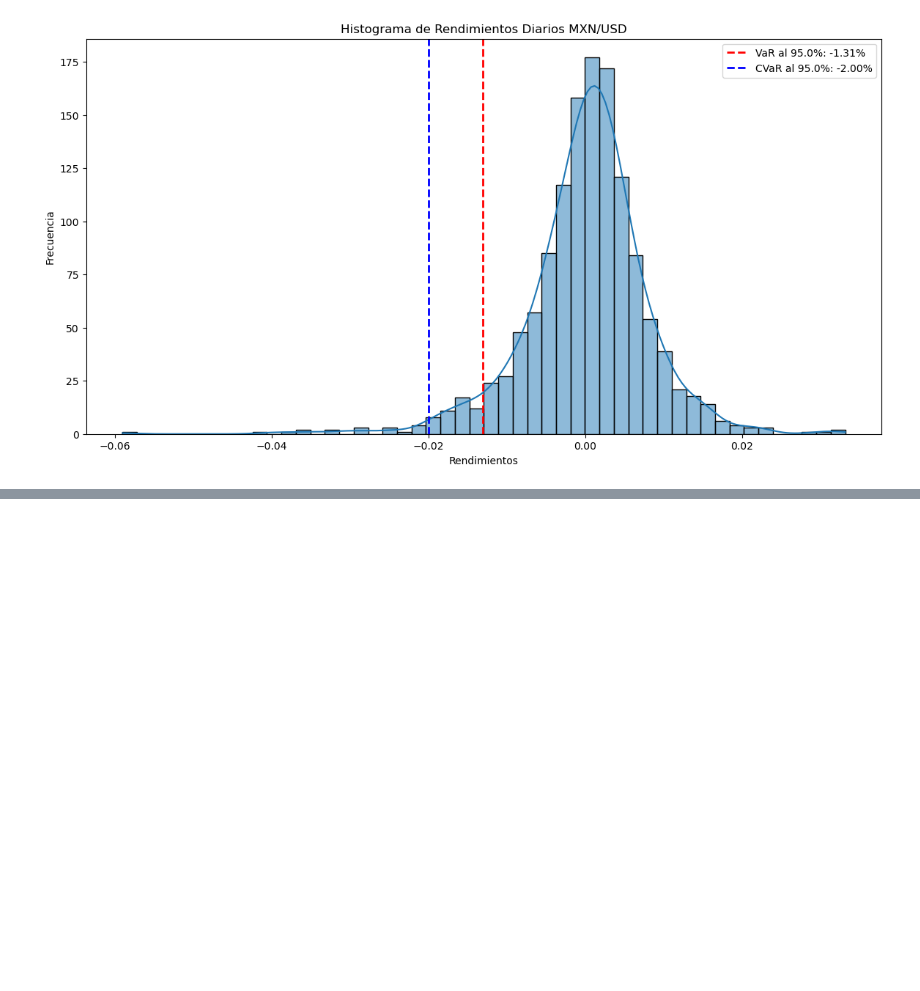
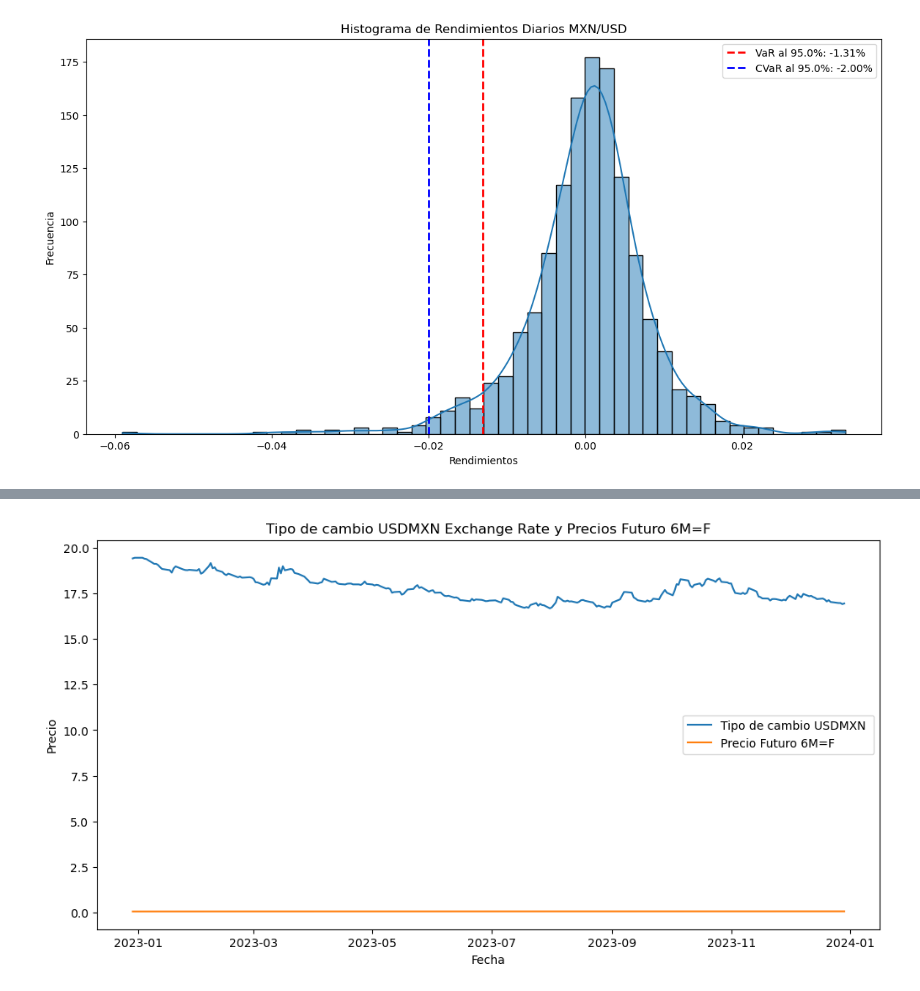
Before and after one commit to ivandeluna/ejercicios-clase, a Jupyter notebook: afi_ss2024.ipynb, the cells around one changed output, grey strips where cells are left out. Cells and saved outputs as stored; diff of their text form; code cells hidden in the pictures; blank space fills up the shorter version.

```diff
--- a/afi_ss2024.ipynb
+++ b/afi_ss2024.ipynb
@@ -837,0 +860,42 @@ CVaR en términos monetarios: $-20,017.19
+# %%
+# Para poder hacer el análisis de hedge ratio primero hay que hacer varios ajustes a los datos que bajamos
+# Uno de ellos es asegurarnos que las fechas coincidan, para lo cual primero hacemos un 'reset' del índice
+
+# De esta forma hacemos que la columna de Fecha se convierta en el índice
+usd_mxn_data.reset_index(inplace=True)
+futures_data.reset_index(inplace=True)
+
+# Ahora alineamos los datos respecto a la fecha y nombramos las columas con respecto al data frame que corresponden
+merged_df = pd.merge(usd_mxn_data[['Date', 'Close']], futures_data[['Date', 'Close']], on='Date', suffixes=('_usd_mxn', '_futures'))
+
+# Solo nos interesa el último año de datos
+end_date = merged_df['Date'].max()
+start_date = end_date - timedelta(days=365)
+filtered_df = merged_df[(merged_df['Date'] >= start_date) & (merged_df['Date'] <= end_date)]
+
+# Ahora nos aseguramos que sean del mismo tamaño las series
+usd_mxn_close = filtered_df['Close_usd_mxn'].values
+futures_close = filtered_df['Close_futures'].values
+
+# Calculamos los rendimientos diarios
+usd_mxn_returns = np.diff(usd_mxn_close) / usd_mxn_close[:-1]
+futures_returns = np.diff(futures_close) / futures_close[:-1]
+
+# Nos aseguramos nuevamente que tengan el mismo tamaño
+min_length = min(len(usd_mxn_returns), len(futures_returns))
+usd_mxn_returns = usd_mxn_returns[:min_length]
+futures_returns = futures_returns[:min_length]
+# %%
+# Podemos graficar los datos que bajamos y asegurarnos que están del mismo tamaño
+import matplotlib.pyplot as plt
+
+plt.figure(figsize=(12, 6))
+plt.plot(filtered_df['Date'], filtered_df['Close_usd_mxn'], label='Tipo de cambio USDMXN ')
+plt.plot(filtered_df['Date'], filtered_df['Close_futures'], label='Precio Futuro 6M=F')
+plt.xlabel('Fecha')
+plt.ylabel('Precio')
+plt.title('Tipo de cambio USDMXN Exchange Rate y Precios Futuro 6M=F')
+plt.legend()
+plt.show()
+# %% [output]
+[figure, added]
```
Also changed, not shown: parts of 31 cells of this notebook.
